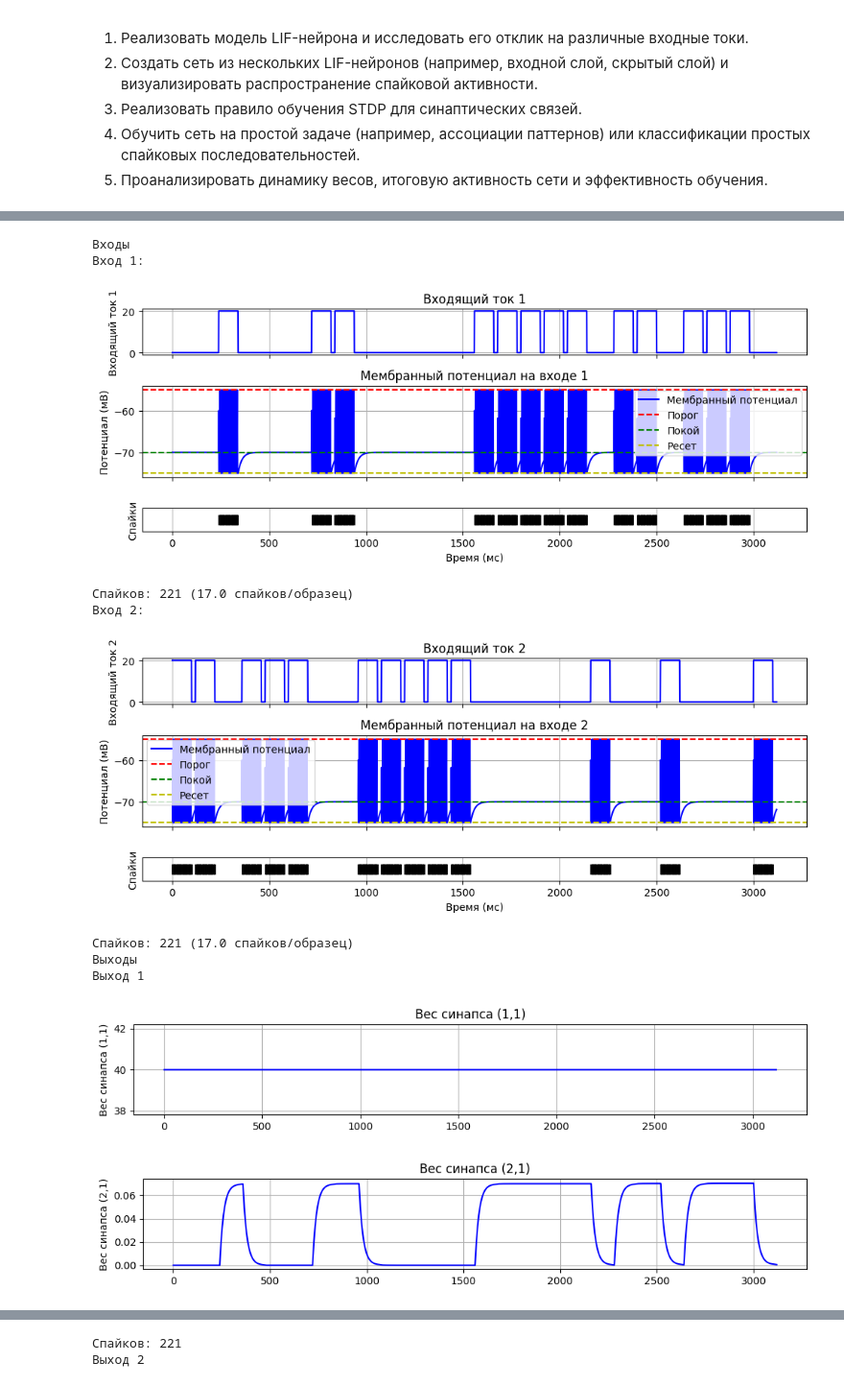
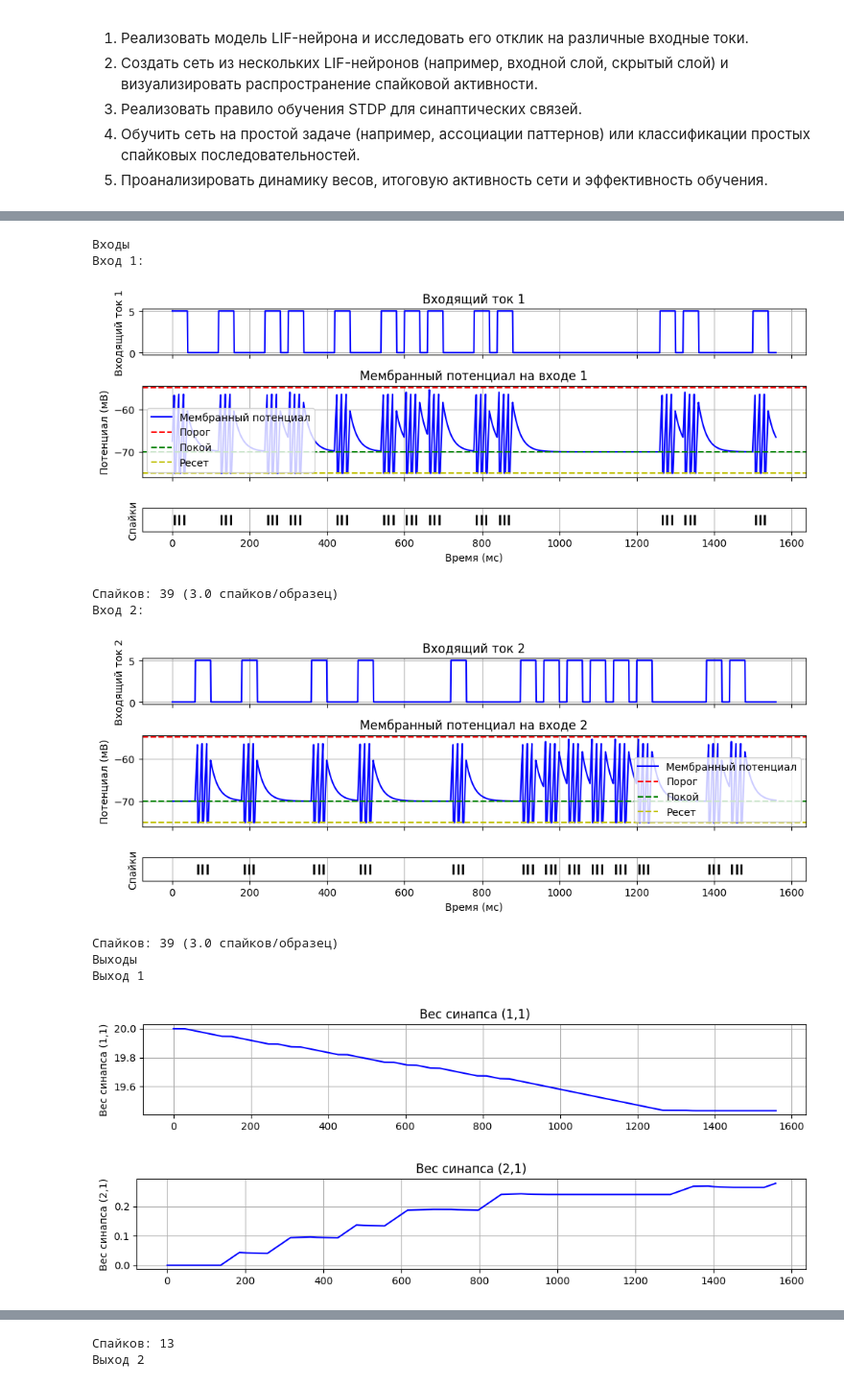
Before and after one commit to TheTangerineOwl/NN_Lab2, a Jupyter notebook: SNN.ipynb, the cells around one changed output, grey strips where cells are left out. Shown at 96% size. Drawn from its saved outputs; the diff is of its cells as text; code cells hidden in the pictures.

```diff
--- a/SNN.ipynb
+++ b/SNN.ipynb
@@ -194,7 +182,7 @@ class SNNNetwork:
             self._update_weights(t)
 # %%
 # Функция для визуализации потенциала и спайков
-def plot_neuron_activity(t_range: np.ndarray, v_trace: List[float], spike_times: List[float], label='', top=False, top_label='', top_func=[]):
+def plot_neuron_activity(t_range: np.ndarray, neuron: LIFNeuron, label='', top=False, top_label='', top_func=[]):
     fig, (ax0, ax1, ax2) = plt.subplots(3, 1, figsize=(10, 4), sharex=True, gridspec_kw={'height_ratios': [2, 4, 1]})
     if top:
         ax0.plot(t_range, top_func, 'b-', label=top_label)
@@ -205,16 +193,16 @@ def plot_neuron_activity(t_range: np.ndarray, v_trace: List[float], spike_times:
         plt.delaxes(ax0)
         # fig, (ax1, ax2) = plt.subplots(2, 1, figsize=(10, 4), sharex=True, gridspec_kw={'height_ratios': [4, 1]})
 
-    ax1.plot(t_range, v_trace, 'b-', label='Мембранный потенциал')
-    ax1.axhline(y=LIFNeuron.v_thresh, color='r', linestyle='--', label='Порог')
-    ax1.axhline(y=LIFNeuron.v_rest, color='g', linestyle='--', label='Покой')
-    ax1.axhline(y=LIFNeuron.v_reset, color='y', linestyle='--', label='Ресет')
+    ax1.plot(t_range, neuron.v_trace, 'b-', label='Мембранный потенциал')
+    ax1.axhline(y=neuron.v_thresh, color='r', linestyle='--', label='Порог')
+    ax1.axhline(y=neuron.v_rest, color='g', linestyle='--', label='Покой')
+    ax1.axhline(y=neuron.v_reset, color='y', linestyle='--', label='Ресет')
     ax1.set_ylabel('Потенциал (мВ)')
     ax1.set_title(label)
     ax1.legend()
     ax1.grid(True)
 
-    ax2.eventplot(spike_times, colors='k', linewidths=2)
+    ax2.eventplot(neuron.spike_times, colors='k', linewidths=2)
 
     ax2.set_xlabel('Время (мс)')
     ax2.set_ylabel('Спайки')
@@ -359,31 +285,19 @@ print(f"Количество спайков: {len(neu.spike_times)}")
-# %%
-def class_steps(t_range, n_inputs, n_samples, n_sec, pause, A=20):
-    I_inj = [np.zeros_like(t_range) for i in range(n_inputs)]
-    mask = np.repeat(np.arange(0, n_inputs), (n_samples // n_inputs))[:len(t_range)]
-
-    np.random.shuffle(mask)
-    for i, _ in enumerate(t_range):
-        sample = i // (n_sec + pause)
-        if i % (n_sec + pause) == 0:
-            end = min(i + n_sec, len(t_range))
-            I_inj[mask[sample]][i:end] = A
-    return I_inj, mask
 # %%
 n_inputs = 2
 n_outputs = 2
 A_p = 0.01
-A_m = 0.01
+A_m = 0.001
 tau_p = 20
 tau_m = 20
 
-n_sec = 100
+n_sec = 40
 pause = 20
 n_samples = 26
 T = (n_sec + pause) * n_samples
 dt = 1
 t_range = np.arange(0, T, dt)
 
-I_inj, true_labels = class_steps(t_range, n_inputs, n_samples, n_sec, pause, A=20)
+I_inj, true_labels = class_steps(t_range, n_inputs, n_samples, n_sec, pause, A=5)
 
 for i in range(n_inputs):
     timeplot(t_range, I_inj[i], f'Входящий ток {i + 1}', height=1.5)
@@ -400,8 +316,8 @@ for i in range(n_inputs):
 # weights = SNNNetwork.init_weights(n_inputs, n_outputs, set=True, A=5)
 
 weights = [           # не убирать
-    [40.0, 0.0],
-    [0.0, 40.0]
+    [20.0, 0.0],
+    [0.0, 20.0]
 ]
 
 print(f'Начальные веса:')
@@ -415,31 +331,31 @@ model.simulate()
 # %%
 print('Входы')
 for i, input in enumerate(model.inputs):
     print(f'Вход {i + 1}:')
     plot_neuron_activity(
-        model.t_range, input.v_trace, input.spike_times, f'Мембранный потенциал на входе {i + 1}',
+        model.t_range, input, f'Мембранный потенциал на входе {i + 1}',
         top=True, top_label=f'Входящий ток {i + 1}', top_func=I_inj[i]
         )
     print(f'Спайков: {len(input.spike_times)} ({len(input.spike_times) / (n_samples // n_inputs)} спайков/образец)')
 print('Выходы')
 for j, output in enumerate(model.outputs):
     print(f'Выход {j + 1}')
     for i in range(n_inputs):
         timeplot(model.t_range, model.weight_history[i][j], height=2, label=f'Вес синапса ({i + 1},{j + 1})')
     plot_neuron_activity(
-        model.t_range, output.v_trace, output.spike_times, f'Мембранный потенциал на выходе {j + 1}',
+        model.t_range, output, f'Мембранный потенциал на выходе {j + 1}',
         top=True, top_label=f'Спайки входа {j + 1}', top_func=[1.0 if t in model.inputs[j].spike_times else 0.0 for i, t in enumerate(t_range)]
         )
     print(f'Спайков: {len(output.spike_times)}')
 # %% [output]
 Входы
 Вход 1:
-[figure, old version]
+[figure, new version]
-Спайков: 221 (17.0 спайков/образец)
+Спайков: 39 (3.0 спайков/образец)
 Вход 2:
-[figure, old version]
+[figure, new version]
-Спайков: 221 (17.0 спайков/образец)
+Спайков: 39 (3.0 спайков/образец)
 Выходы
 Выход 1
-[figure, old version]
+[figure, new version]
-[figure, old version]
+[figure, new version]
@@ -447,2 +363,2 @@ for j, output in enumerate(model.outputs):
-Спайков: 221
+Спайков: 13
 Выход 2
```
Also changed, not shown: parts of 30 cells of this notebook.
